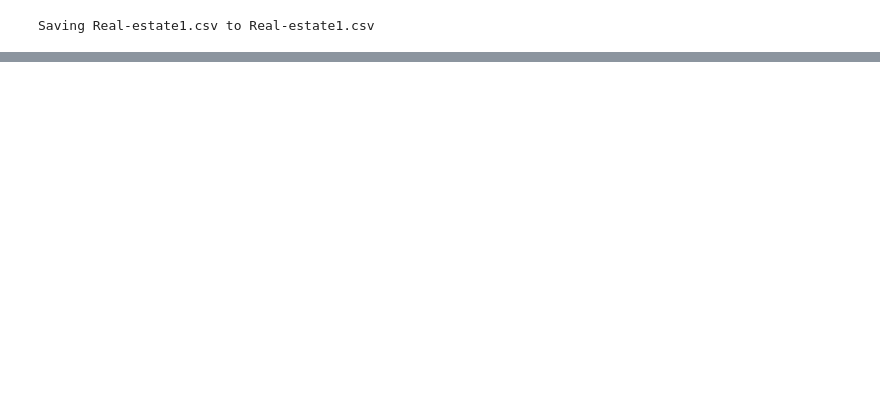
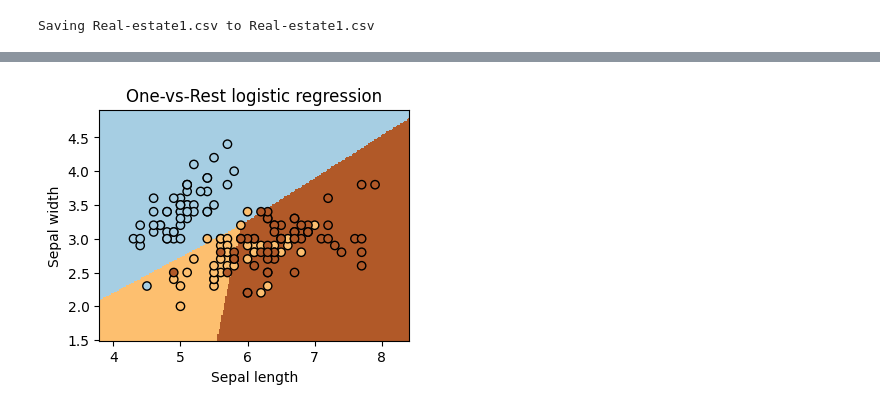
Before and after one commit to Erlangga24/MachineLearning, a Jupyter notebook: Praktikum_3.ipynb, the cells around one changed output, grey strips where cells are left out. Cells and saved outputs as stored; diff of their text form; code cells hidden in the pictures; blank space fills up the shorter version.

```diff
--- a/Praktikum_3.ipynb
+++ b/Praktikum_3.ipynb
@@ -150,31 +213,33 @@ plt.show()
 # %%
 import numpy as np
 import matplotlib.pyplot as plt
 from sklearn.datasets import load_iris
 from sklearn.linear_model import LogisticRegression
 
 iris = load_iris()
 
 # we only take the first two features for visualization
 X = iris.data[:, :2]
 y = iris.target
 
 clf = LogisticRegression(random_state=0,
                          multi_class='ovr',
                          solver='liblinear')
 clf.fit(X, y)
 
-x_min, x_max - X[:, 0].min() - .5, X[:, 0].max() + .5
+x_min, x_max = X[:, 0].min() - .5, X[:, 0].max() + .5
 y_min, y_max = X[:, 1].min() - .5, X[:, 1].max() + .5
 xx, yy = np.meshgrid(np.arange(x_min, x_max, .02),
                      np.arange(y_min, y_max, .02))
 Z = clf.predict(np.c_[xx.ravel(), yy.ravel()])
 Z = Z.reshape(xx.shape)
 plt.figure(1, figsize=(4, 3))
 plt.pcolormesh(xx, yy, Z, cmap=plt.cm.Paired)
-plt.scatter (X[:, 0], X[:, 11], c=y, edgecolors='k',
+plt.scatter(X[:, 0], X[:, 1], c=y, edgecolors='k',
              cmap=plt.cm. Paired)
 plt.xlabel('Sepal length')
 plt.ylabel('Sepal width')
 plt.title('One-vs-Rest logistic regression')
 plt.show()
+# %% [output]
+[figure, added]
```
Also changed, not shown: parts of 15 cells of this notebook.
